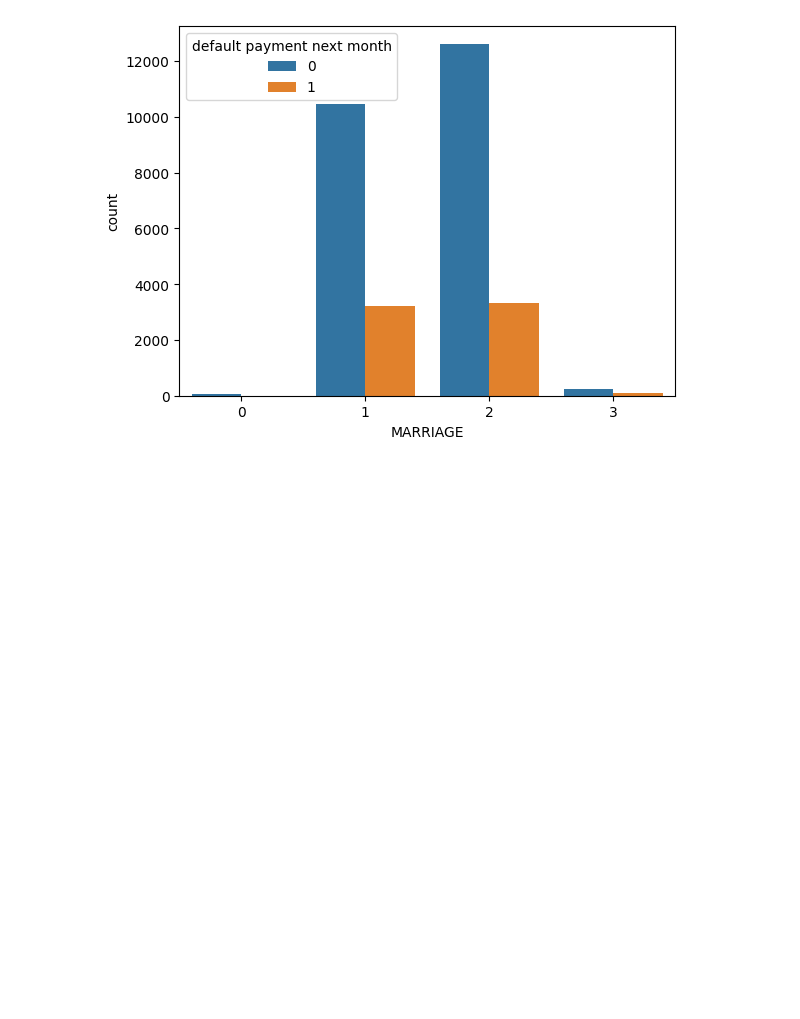
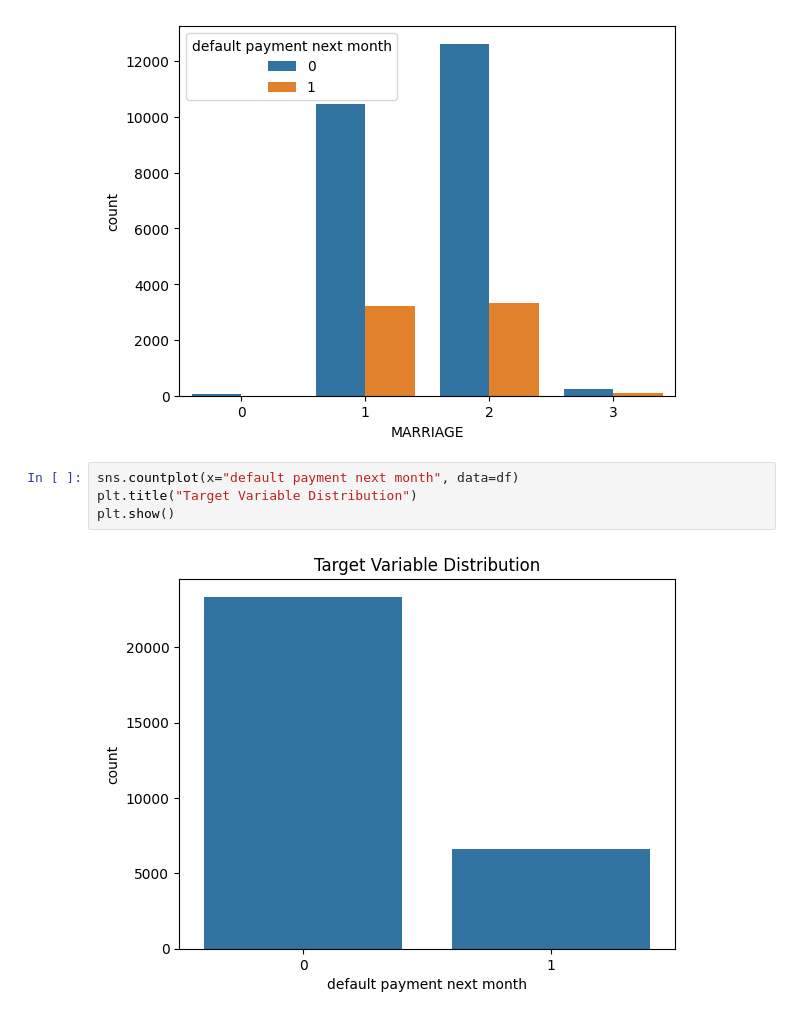
Before and after one commit to amitsingh2022/credit-risk-prediction, a Jupyter notebook: notebooks/EDA.ipynb, the cells around one changed output. Drawn from its saved outputs; the diff is of its cells as text; blank space fills up the shorter version.

```diff
--- a/notebooks/EDA.ipynb
+++ b/notebooks/EDA.ipynb
@@ -126,3 +127,9 @@ sns.countplot(x = df['MARRIAGE'], hue=df['default payment next month'])
 # %% [output]
 <Axes: xlabel='MARRIAGE', ylabel='count'>
 [figure]
+# %%
+sns.countplot(x="default payment next month", data=df)
+plt.title("Target Variable Distribution")
+plt.show()
+# %% [output]
+[figure, added]
```
Also changed, not shown: parts of 2 cells of this notebook, 2 other files.
